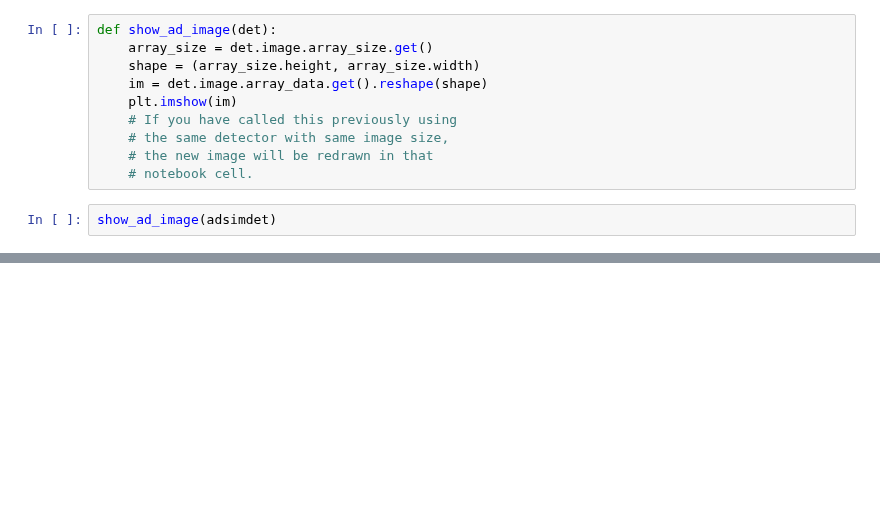
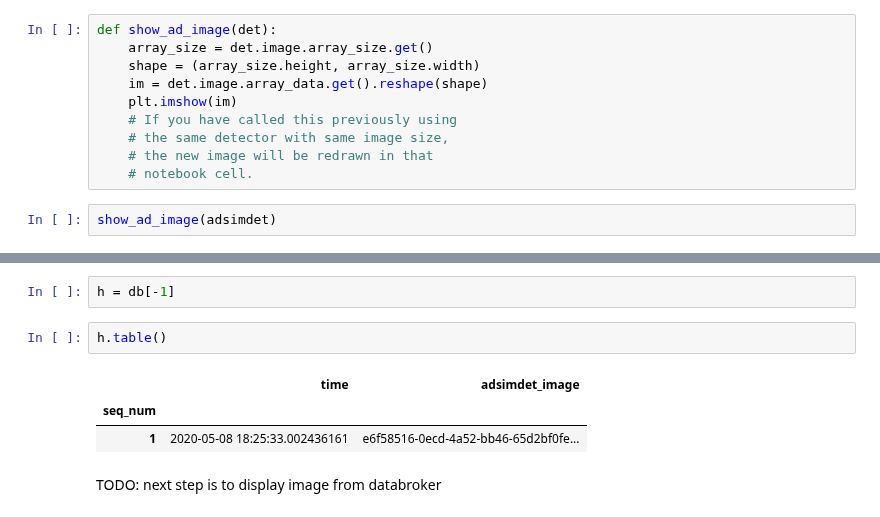
Before and after one commit to BCDA-APS/use_bluesky, a Jupyter notebook: lessons/lesson6.ipynb, the cells around one changed output, grey strips where cells are left out. Saved outputs shown, nothing was run; the diff lists cells and outputs as text; blank space fills up the shorter version.

```diff
--- a/lessons/lesson6.ipynb
+++ b/lessons/lesson6.ipynb
@@ -108,0 +199,10 @@ Save image(s) to HDF5 file.
+# %%
+h = db[-1]
+# %%
+h.table()
+# %% [output]
+|  | time | adsimdet_image |
+| seq_num |  |  |
+| 1 | 2020-05-08 18:25:33.002436161 | e6f58516-0ecd-4a52-bb46-65d2bf0fe... |
+# %% [markdown]
+TODO: next step is to display image from databroker
```
Also changed, not shown: parts of 11 cells of this notebook.
